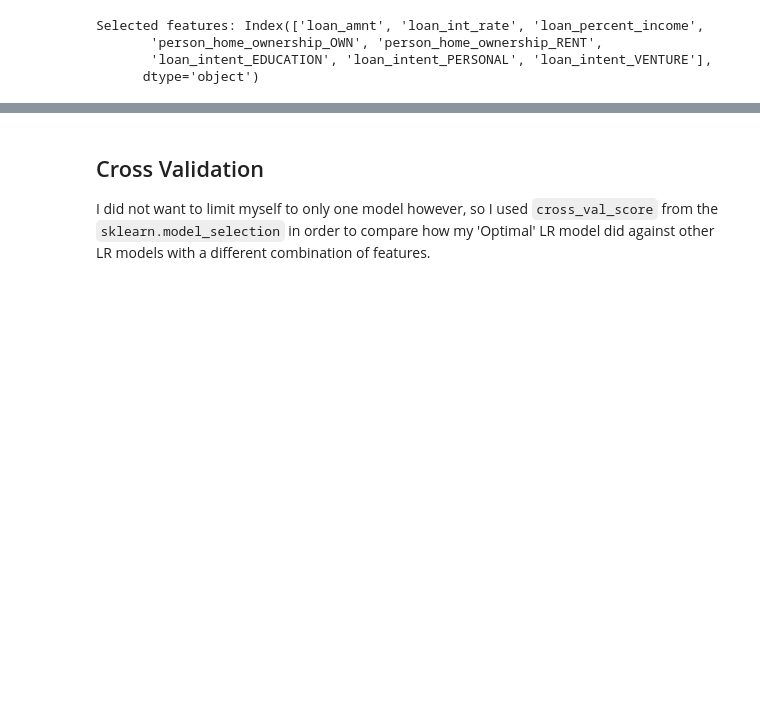
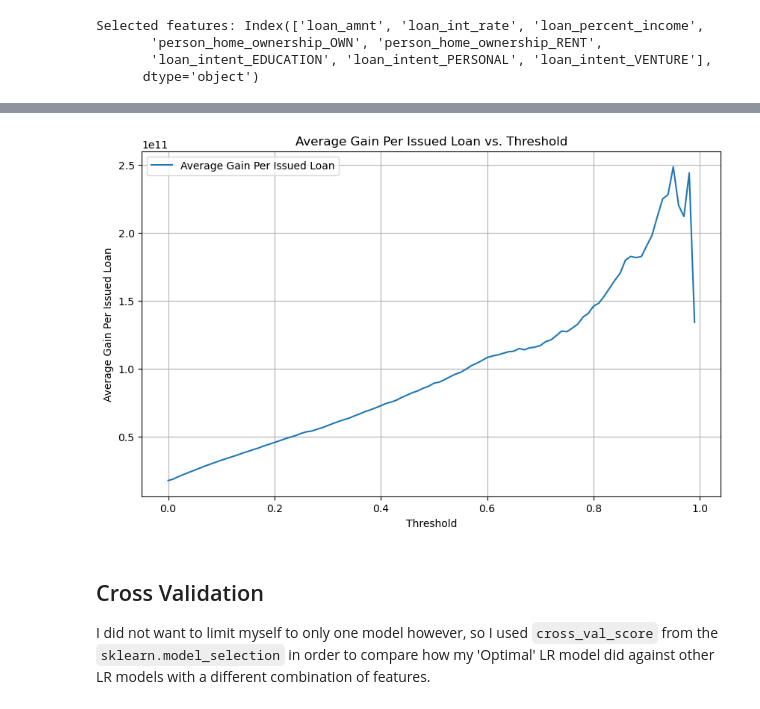
Before and after one commit to ItsDwood/itsdwood.github.io, a Jupyter notebook: posts/New-test-thing-post/index.ipynb, the cells around one changed output, grey strips where cells are left out. Saved outputs shown, nothing was run; the diff lists cells and outputs as text; code cells hidden in the pictures; blank space fills up the shorter version.

```diff
--- a/posts/New-test-thing-post/index.ipynb
+++ b/posts/New-test-thing-post/index.ipynb
@@ -184,3 +226,26 @@ LogisticRegression(max_iter=10000)
+# %%
+# Estimating the profit here into rows
+
+thresholds = np.linspace(0, 1, 101)
+average_gains = []
+
+for threshold in thresholds:
+    X_train['predicted_issued'] = X_train['prediction_probability'] >= threshold
+    X_train['gain_loss'] = X_train.apply(calculate_gain_loss, axis=1)
+    average_gain_loss_per_issued_loan = X_train.loc[X_train['predicted_issued'], 'gain_loss'].mean()
+    average_gains.append(average_gain_loss_per_issued_loan)
+# %%
+# Plotting the average gain per issued loan across thresholds
+plt.figure(figsize=(10, 6))
+plt.plot(thresholds, average_gains, label='Average Gain Per Issued Loan')
+plt.xlabel('Threshold')
+plt.ylabel('Average Gain Per Issued Loan')
+plt.title('Average Gain Per Issued Loan vs. Threshold')
+plt.grid(True)
+plt.legend()
+plt.show()
+# %% [output]
+[figure, added]
 # %% [markdown]
 ## Cross Validation
 
```
Also changed, not shown: parts of 5 cells of this notebook, 3 other files.
